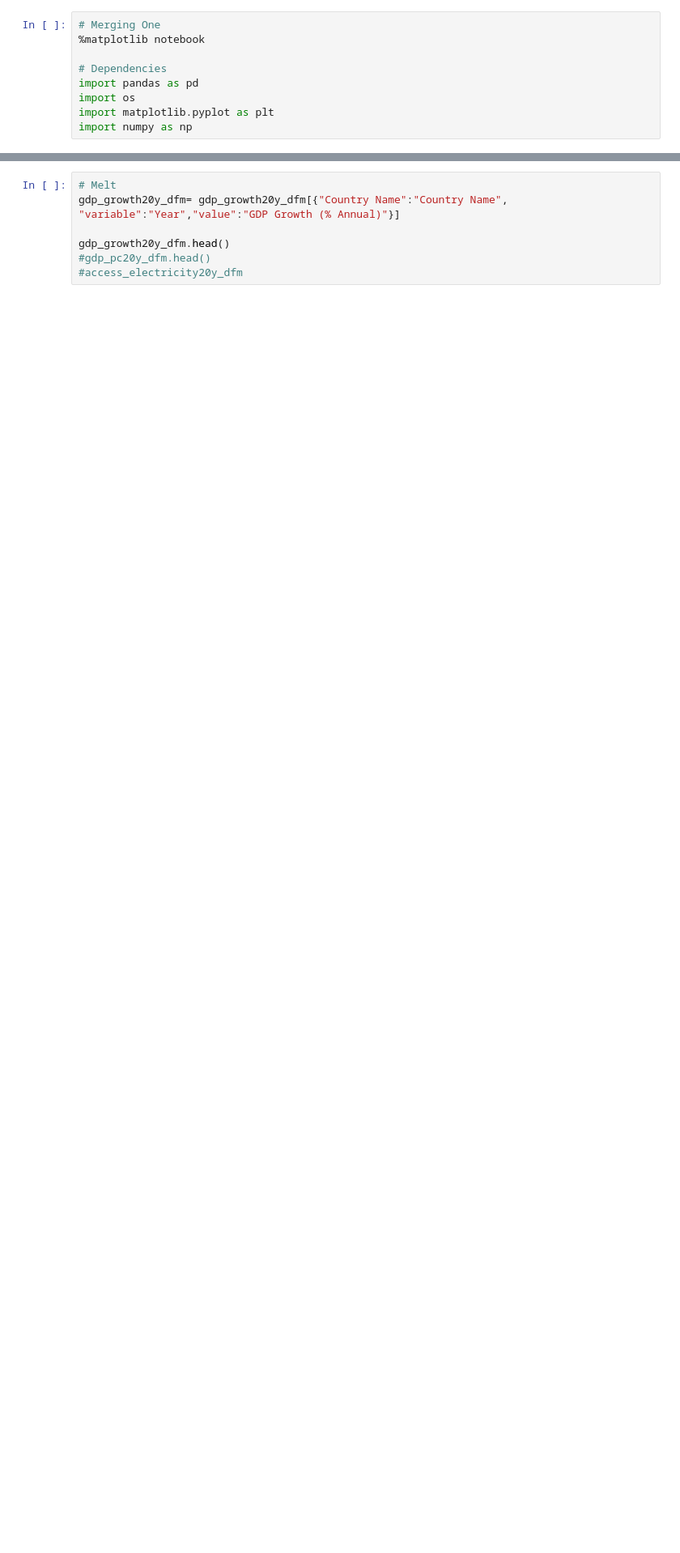
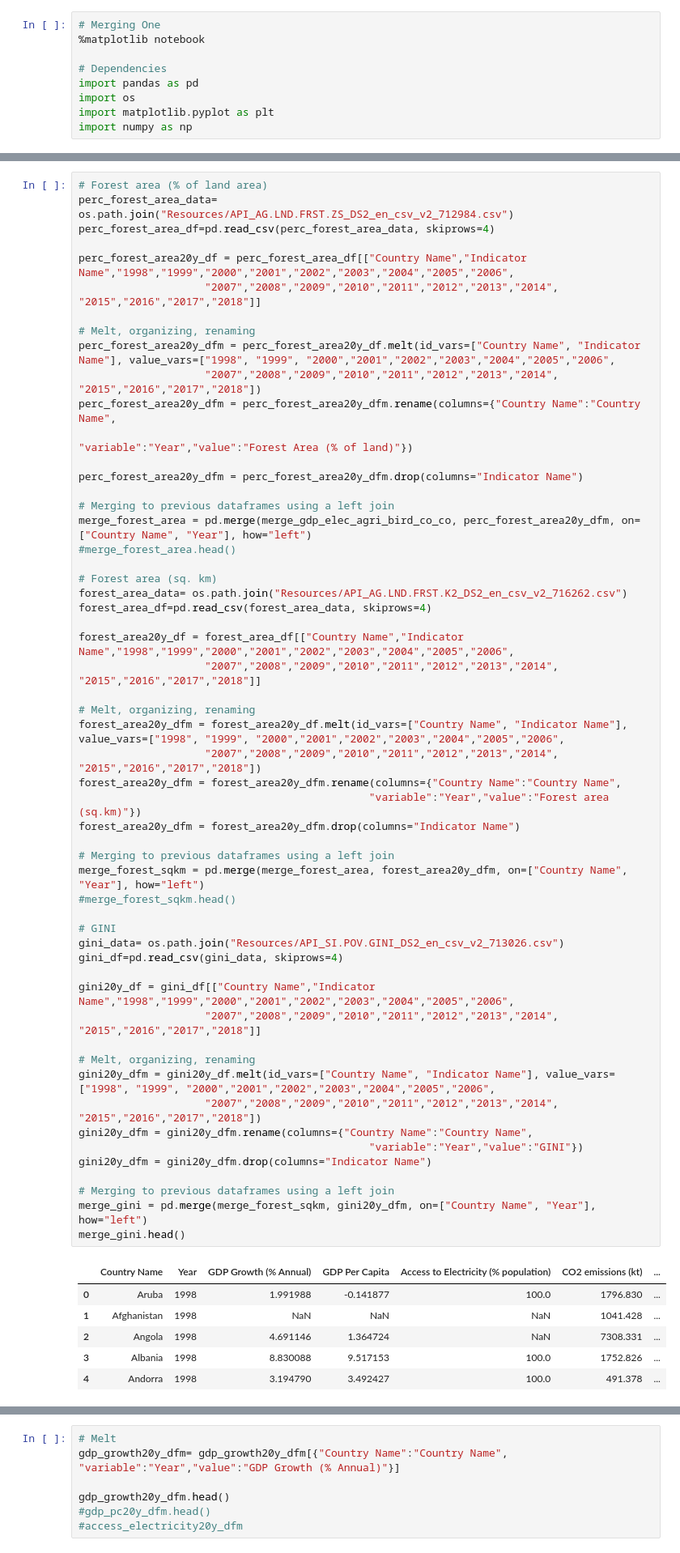
Before and after one commit to FedericoMRenaud/Proyect-One, a Jupyter notebook: All_data_frames/Merging_1998-2018.ipynb, the cells around one changed output, grey strips where cells are left out. Shown: that part at 81% size. Cells and saved outputs as stored; diff of their text form; blank space fills up the shorter version.

```diff
--- a/All_data_frames/Merging_1998-2018.ipynb
+++ b/All_data_frames/Merging_1998-2018.ipynb
@@ -560,0 +188,62 @@ merge_rules.head()
+# %%
+# Forest area (% of land area)
+perc_forest_area_data= os.path.join("Resources/API_AG.LND.FRST.ZS_DS2_en_csv_v2_712984.csv")
+perc_forest_area_df=pd.read_csv(perc_forest_area_data, skiprows=4)
+
+perc_forest_area20y_df = perc_forest_area_df[["Country Name","Indicator Name","1998","1999","2000","2001","2002","2003","2004","2005","2006",
+                    "2007","2008","2009","2010","2011","2012","2013","2014", "2015","2016","2017","2018"]]
+
+# Melt, organizing, renaming
+perc_forest_area20y_dfm = perc_forest_area20y_df.melt(id_vars=["Country Name", "Indicator Name"], value_vars=["1998", "1999", "2000","2001","2002","2003","2004","2005","2006",
+                    "2007","2008","2009","2010","2011","2012","2013","2014", "2015","2016","2017","2018"])
+perc_forest_area20y_dfm = perc_forest_area20y_dfm.rename(columns={"Country Name":"Country Name",
+                                                                  "variable":"Year","value":"Forest Area (% of land)"})
+
+perc_forest_area20y_dfm = perc_forest_area20y_dfm.drop(columns="Indicator Name")
+
+# Merging to previous dataframes using a left join
+merge_forest_area = pd.merge(merge_gdp_elec_agri_bird_co_co, perc_forest_area20y_dfm, on=["Country Name", "Year"], how="left")
+#merge_forest_area.head()
+
+# Forest area (sq. km)
+forest_area_data= os.path.join("Resources/API_AG.LND.FRST.K2_DS2_en_csv_v2_716262.csv")
+forest_area_df=pd.read_csv(forest_area_data, skiprows=4)
+
+forest_area20y_df = forest_area_df[["Country Name","Indicator Name","1998","1999","2000","2001","2002","2003","2004","2005","2006",
+                    "2007","2008","2009","2010","2011","2012","2013","2014", "2015","2016","2017","2018"]]
+
+# Melt, organizing, renaming
+forest_area20y_dfm = forest_area20y_df.melt(id_vars=["Country Name", "Indicator Name"], value_vars=["1998", "1999", "2000","2001","2002","2003","2004","2005","2006",
+                    "2007","2008","2009","2010","2011","2012","2013","2014", "2015","2016","2017","2018"])
+forest_area20y_dfm = forest_area20y_dfm.rename(columns={"Country Name":"Country Name",
+                                              "variable":"Year","value":"Forest area (sq.km)"})
+forest_area20y_dfm = forest_area20y_dfm.drop(columns="Indicator Name")
+
+# Merging to previous dataframes using a left join
+merge_forest_sqkm = pd.merge(merge_forest_area, forest_area20y_dfm, on=["Country Name", "Year"], how="left")
+#merge_forest_sqkm.head()
+
+# GINI
+gini_data= os.path.join("Resources/API_SI.POV.GINI_DS2_en_csv_v2_713026.csv")
+gini_df=pd.read_csv(gini_data, skiprows=4)
+
+gini20y_df = gini_df[["Country Name","Indicator Name","1998","1999","2000","2001","2002","2003","2004","2005","2006",
+                    "2007","2008","2009","2010","2011","2012","2013","2014", "2015","2016","2017","2018"]]
+
+# Melt, organizing, renaming
+gini20y_dfm = gini20y_df.melt(id_vars=["Country Name", "Indicator Name"], value_vars=["1998", "1999", "2000","2001","2002","2003","2004","2005","2006",
+                    "2007","2008","2009","2010","2011","2012","2013","2014", "2015","2016","2017","2018"])
+gini20y_dfm = gini20y_dfm.rename(columns={"Country Name":"Country Name",
+                                              "variable":"Year","value":"GINI"})
+gini20y_dfm = gini20y_dfm.drop(columns="Indicator Name")
+
+# Merging to previous dataframes using a left join
+merge_gini = pd.merge(merge_forest_sqkm, gini20y_dfm, on=["Country Name", "Year"], how="left")
+merge_gini.head()
+# %% [output]
+|  | Country Name | Year | GDP Growth (% Annual) | GDP Per Capita | Access to Electricity (% population) | CO2 emissions (kt) | ... |
+| 0 | Aruba | 1998 | 1.991988 | -0.141877 | 100.0 | 1796.830 | ... |
+| 1 | Afghanistan | 1998 | NaN | NaN | NaN | 1041.428 | ... |
+| 2 | Angola | 1998 | 4.691146 | 1.364724 | NaN | 7308.331 | ... |
+| 3 | Albania | 1998 | 8.830088 | 9.517153 | 100.0 | 1752.826 | ... |
+| 4 | Andorra | 1998 | 3.194790 | 3.492427 | 100.0 | 491.378 | ... |
```
Also changed, not shown: parts of 38 cells of this notebook, 3 other files.
